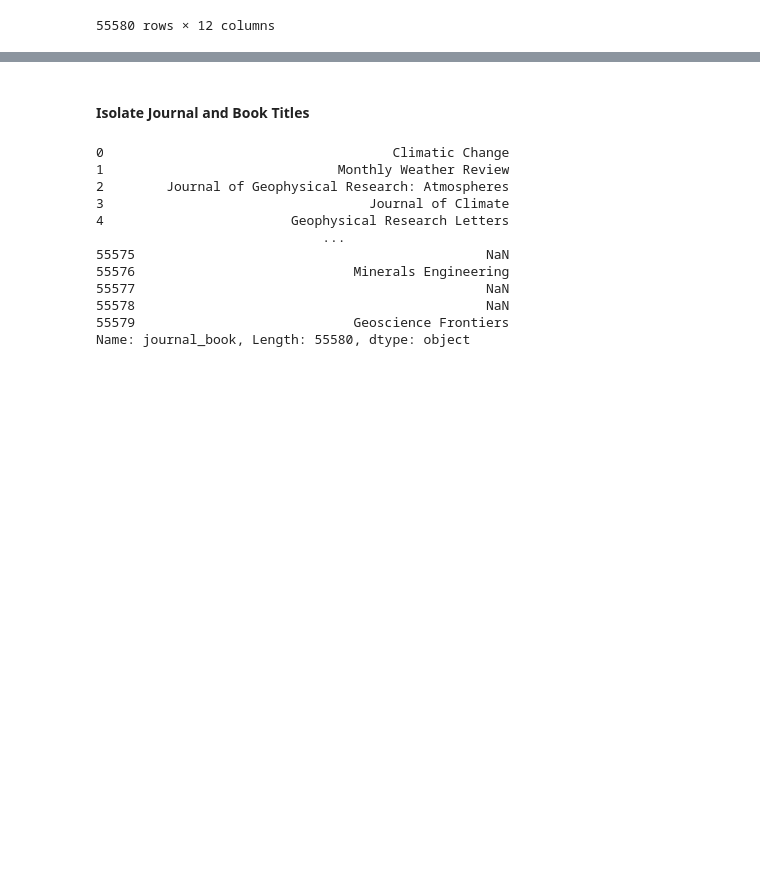
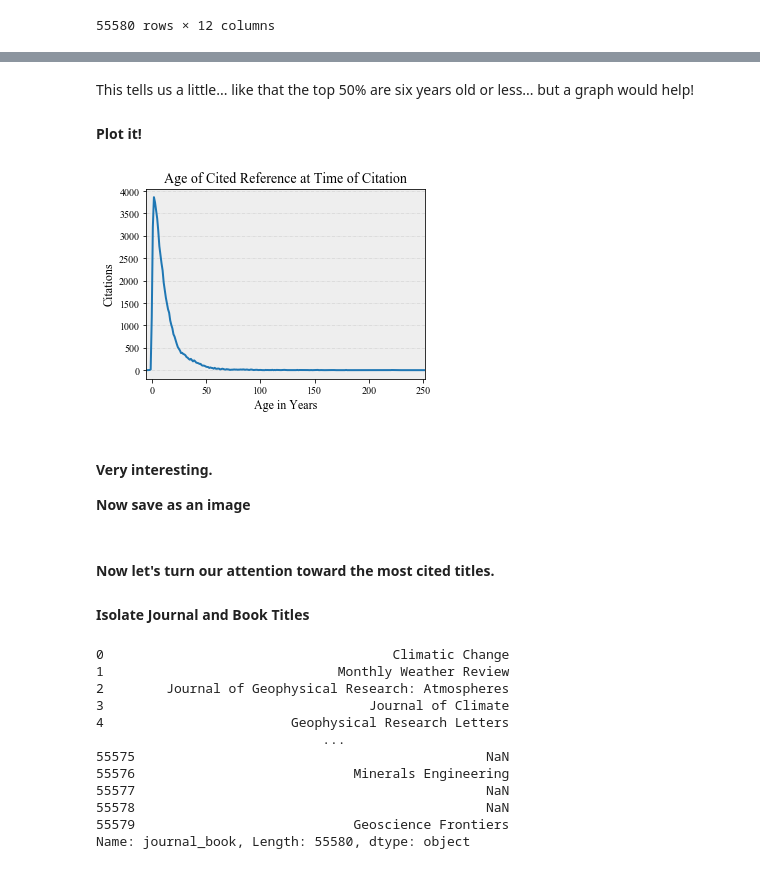
Before and after one commit to samteplitzky/Earth-Science-Citation-Replication-Project, a Jupyter notebook: Citation_Data_Analysis_All_Institutions.ipynb, the cells around one changed output, grey strips where cells are left out. Drawn from its saved outputs; the diff is of its cells as text; code cells hidden in the pictures; blank space fills up the shorter version.

```diff
--- a/Citation_Data_Analysis_All_Institutions.ipynb
+++ b/Citation_Data_Analysis_All_Institutions.ipynb
@@ -382,0 +436,3 @@ citedRefsMeta
+# %%
+citationAges = citedRefsMeta['citationAge'].value_counts().sort_index()
+citationAges.describe()
@@ -382,0 +449,30 @@ citedRefsMeta
+# %% [markdown]
+This tells us a little... like that the top 50% are six years old or less... but a graph would help!
+
+#### Plot it!
+# %%
+plt.rcParams["font.family"] = "Times New Roman"
+
+fig = plt.figure(figsize=(5,3.5))
+
+ax = fig.add_subplot()
+
+# figure formatting
+plt.xticks(fontsize=10)
+plt.yticks(fontsize=10)
+plt.xlim(-5,252)
+plt.grid(color='#CCCCCC', linestyle='-.', linewidth=0.5, axis='y')
+plt.ylabel('Citations', fontsize=12)
+plt.xlabel('Age in Years', fontsize=12)
+plt.title('Age of Cited Reference at Time of Citation', fontsize=14)
+ax.set_facecolor('#eeeeee')
+
+# add data to the plot
+plt.plot(citationAges, linewidth=2.0)
+plt.show()
+# %% [output]
+[figure, added]
+# %% [markdown]
+#### Very interesting.
+
+__Now save as an image__
@@ -383,4 +481,6 @@ citedRefsMeta
 # %% [markdown]
+#### Now let's turn our attention toward the most cited titles.
+
 #### Isolate Journal and Book Titles
 # %%
 citedRefsMeta['journal_book']
```
Also changed, not shown: parts of 75 cells of this notebook.
